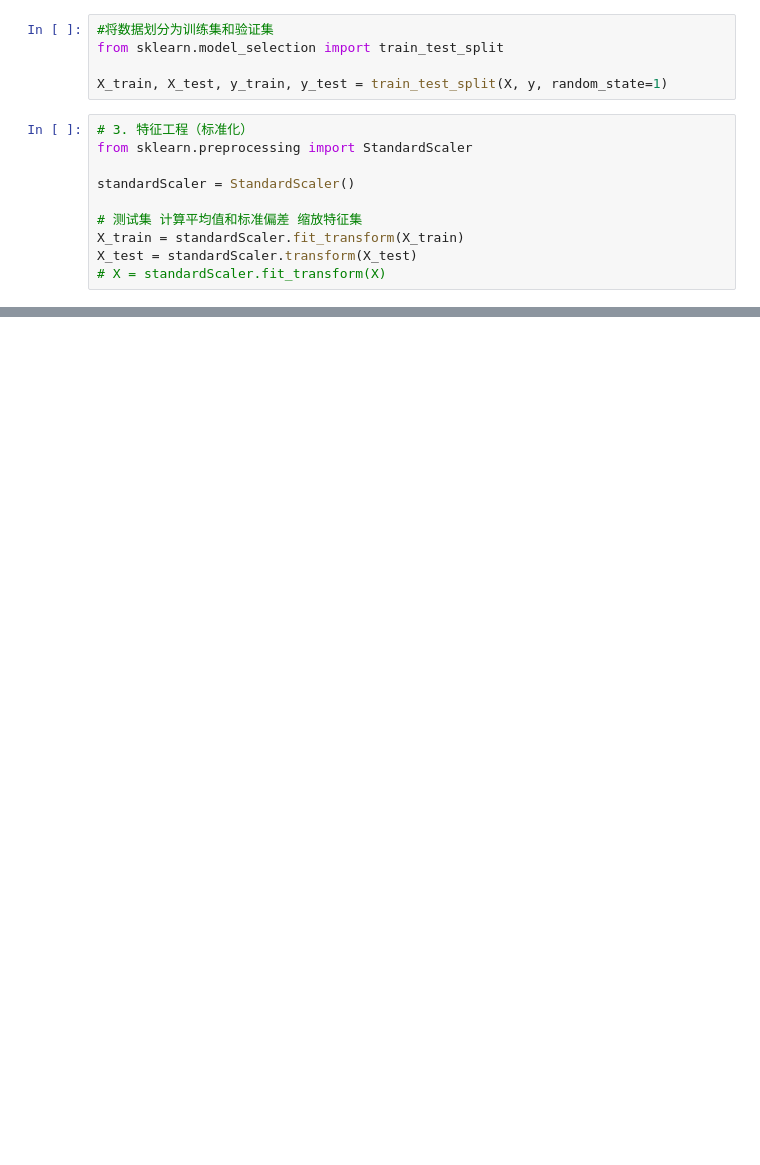
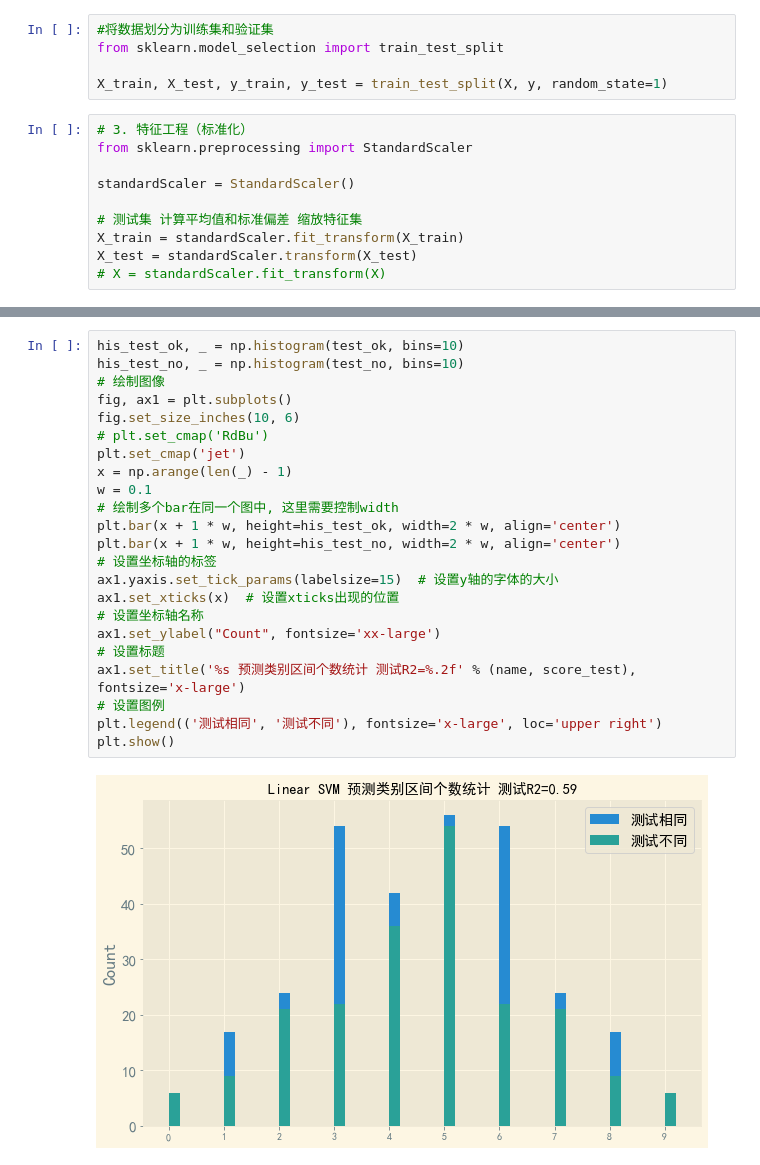
Before and after one commit to vcfriend/python-demo, a Jupyter notebook: scikit-learn/svm/code/04_svm_svc.ipynb, the cells around one changed output, grey strips where cells are left out. Drawn from its saved outputs; the diff is of its cells as text; blank space fills up the shorter version.

```diff
--- a/scikit-learn/svm/code/04_svm_svc.ipynb
+++ b/scikit-learn/svm/code/04_svm_svc.ipynb
@@ -263,3 +260,28 @@ plt.show()
+# %%
+his_test_ok, _ = np.histogram(test_ok, bins=10)
+his_test_no, _ = np.histogram(test_no, bins=10)
+# 绘制图像
+fig, ax1 = plt.subplots()
+fig.set_size_inches(10, 6)
+# plt.set_cmap('RdBu')
+plt.set_cmap('jet')
+x = np.arange(len(_) - 1)
+w = 0.1
+# 绘制多个bar在同一个图中, 这里需要控制width
+plt.bar(x + 1 * w, height=his_test_ok, width=2 * w, align='center')
+plt.bar(x + 1 * w, height=his_test_no, width=2 * w, align='center')
+# 设置坐标轴的标签
+ax1.yaxis.set_tick_params(labelsize=15)  # 设置y轴的字体的大小
+ax1.set_xticks(x)  # 设置xticks出现的位置
+# 设置坐标轴名称
+ax1.set_ylabel("Count", fontsize='xx-large')
+# 设置标题
+ax1.set_title('%s 预测类别区间个数统计 测试R2=%.2f' % (name, score_test), fontsize='x-large')
+# 设置图例
+plt.legend(('测试相同', '测试不同'), fontsize='x-large', loc='upper right')
+plt.show()
+# %% [output]
+[figure, added]
 # %%
 print(X.shape, X.ndim)
 print('standardScaler.mean_', standardScaler.mean_)  #均值
```
Also changed, not shown: parts of 10 cells of this notebook, 3 other files.
